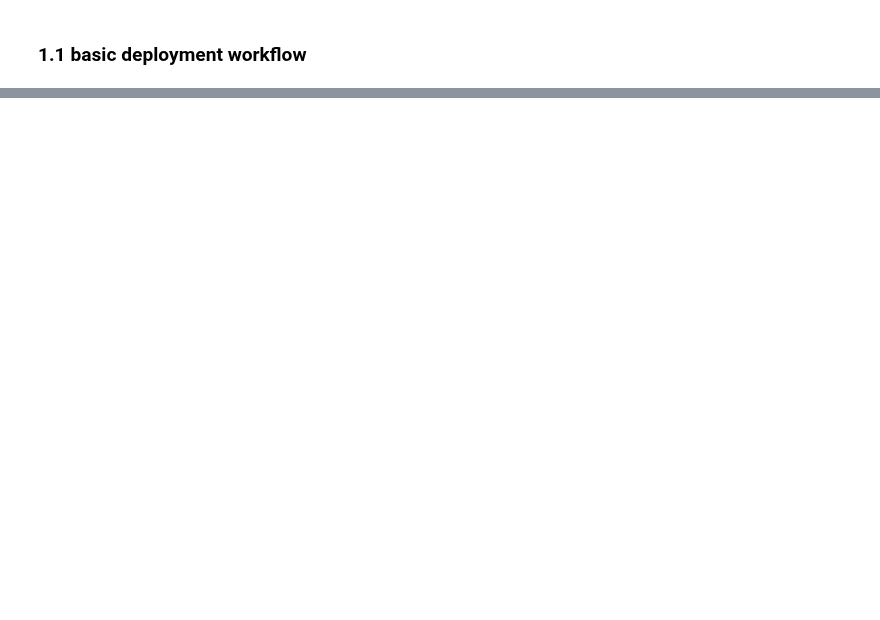
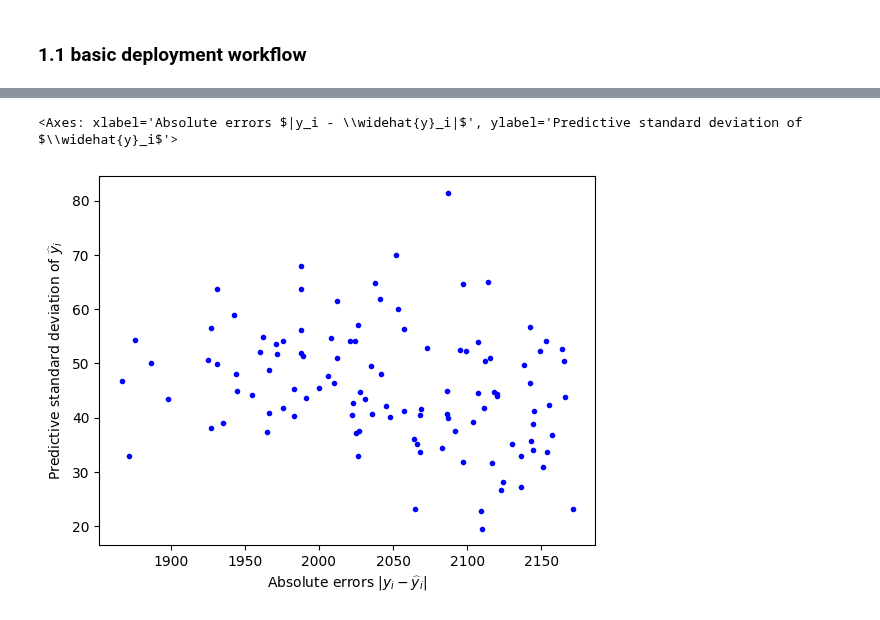
Before and after one commit to sktime/skpro, a Jupyter notebook: examples/01_skpro_intro.ipynb, the cells around one changed output, grey strips where cells are left out. Saved outputs shown, nothing was run; the diff lists cells and outputs as text; code cells hidden in the pictures; blank space fills up the shorter version.

```diff
--- a/examples/01_skpro_intro.ipynb
+++ b/examples/01_skpro_intro.ipynb
@@ -75,0 +368,8 @@ metric(y_test, y_pred_proba)
+# %%
+from skpro.utils.plotting import plot_crossplot_std
+
+y_pred_var = reg_proba.predict_var(X_test)
+plot_crossplot_std(y_test, y_pred_var)
+# %% [output]
+<Axes: xlabel='Absolute errors $|y_i - \\widehat{y}_i|$', ylabel='Predictive standard deviation of $\\widehat{y}_i$'>
+[figure, added]
```
Also changed, not shown: parts of 176 cells of this notebook.
